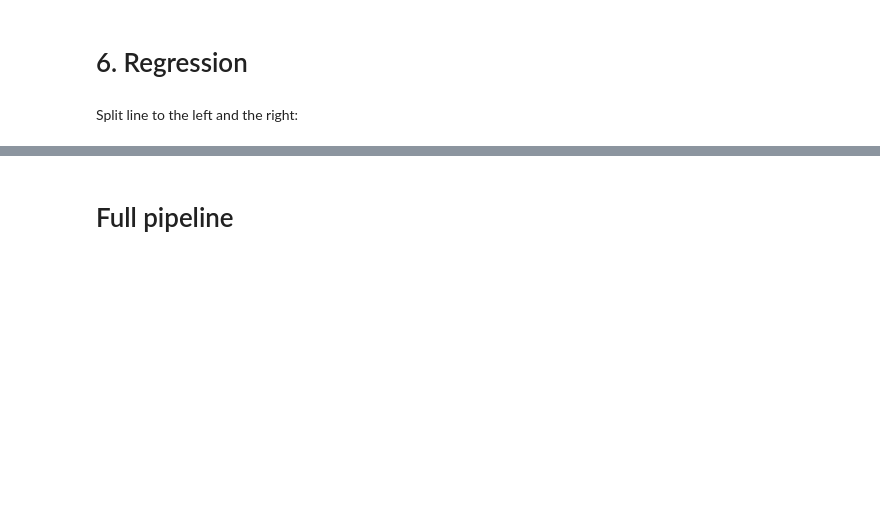
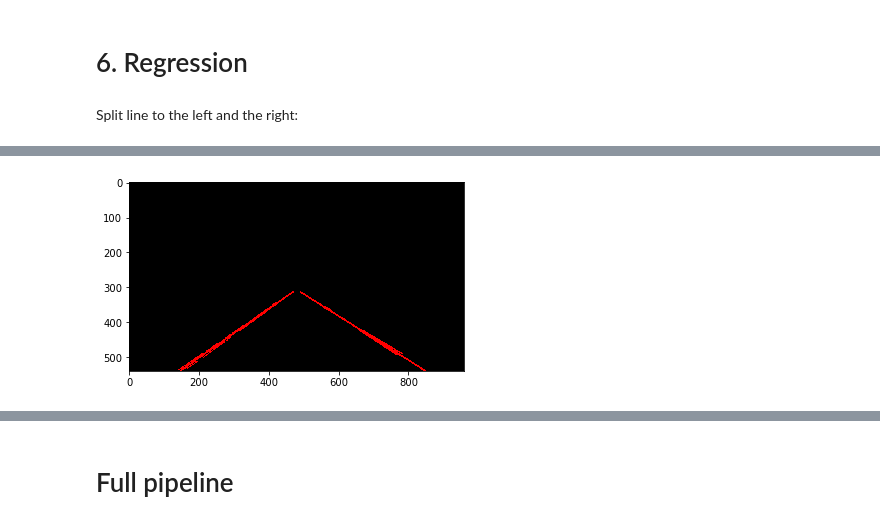
Before and after one commit to alex-kalinin/CarND-LaneLines-P1, a Jupyter notebook: P1.ipynb, the cells around one changed output, grey strips where cells are left out. Saved outputs shown, nothing was run; the diff lists cells and outputs as text; code cells hidden in the pictures; blank space fills up the shorter version.

Commit message:
Complete line detection

```diff
--- a/P1.ipynb
+++ b/P1.ipynb
@@ -383,3 +385,13 @@ plt.imshow(regressed_image)
+# %%
+def draw_regressed_lines(regressed_image, left, right):
+    draw_lines(regressed_image, [[left]], (255, 0, 0), 3)
+    draw_lines(regressed_image, [[right]], (255, 0, 0), 3)
+    plt.imshow(regressed_image)
+
+regressed_image_2 = np.copy(masked_image)
+draw_regressed_lines(regressed_image_2, left, right)
+# %% [output]
+[figure, added]
 # %%
 final_image = np.copy(image)
 draw_lines(final_image, [[left], [right]], (255, 0, 0), 5)
```
Also changed, not shown: parts of 13 cells of this notebook, 31 other files.
